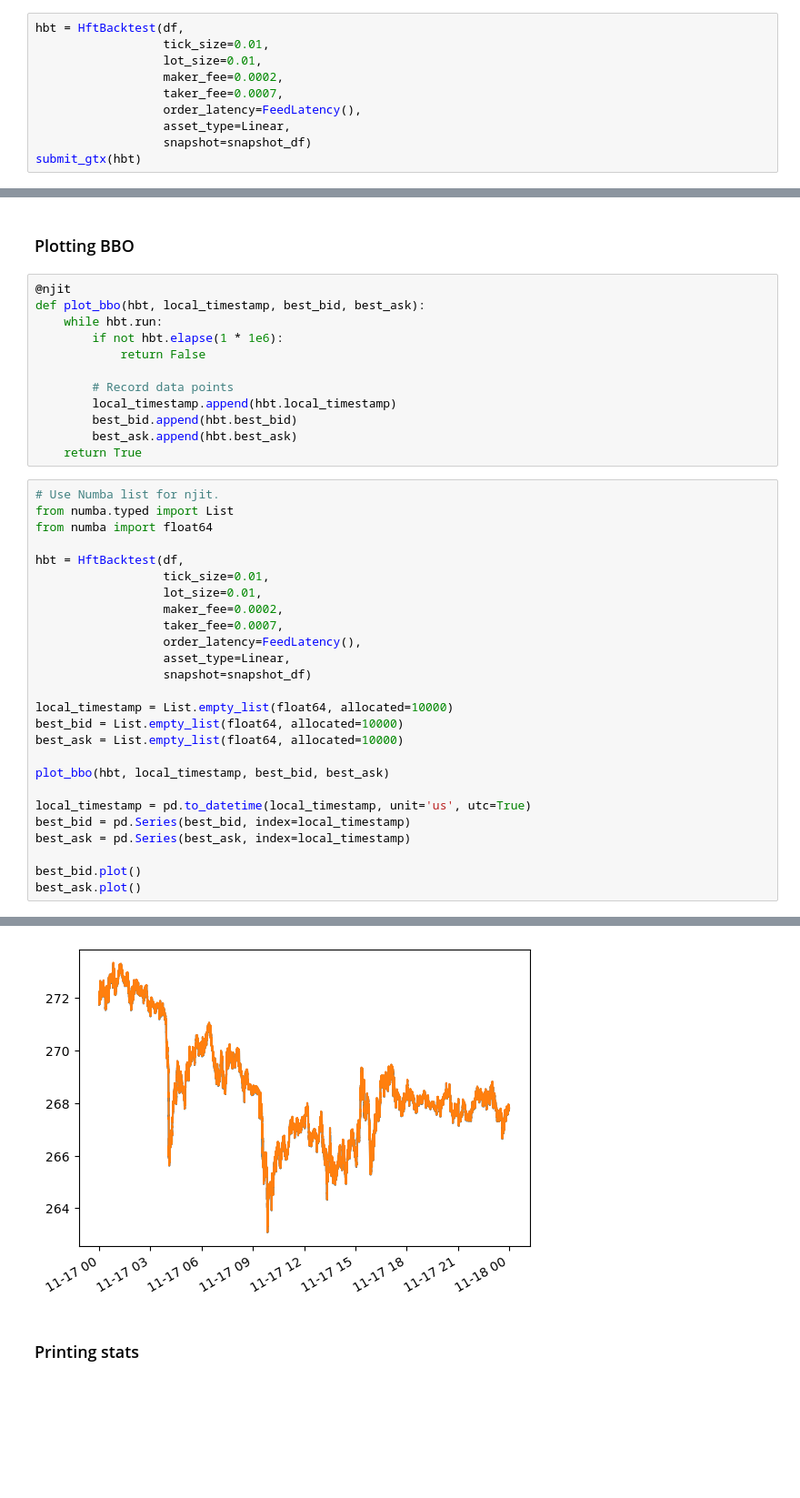
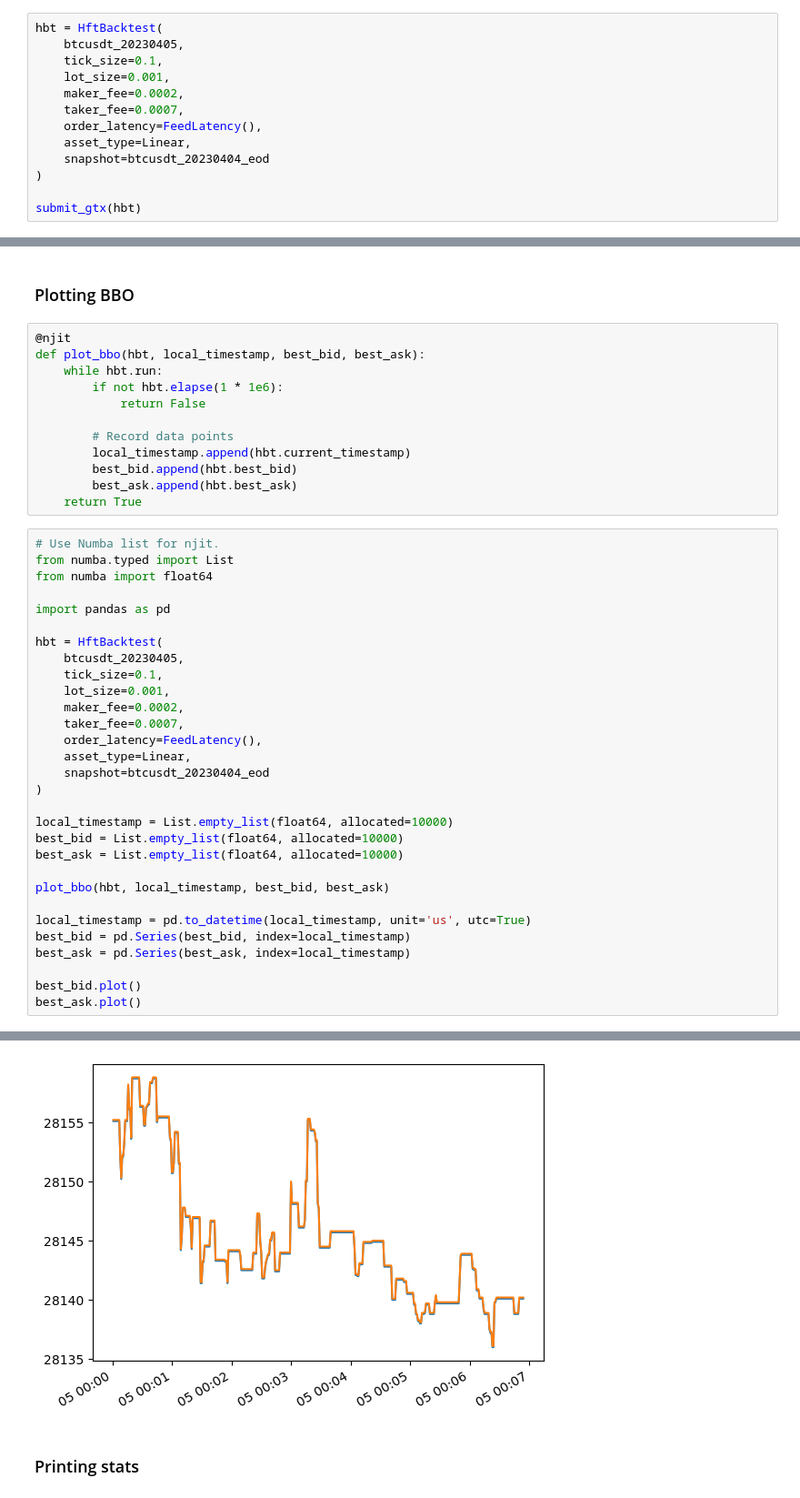
Before and after one commit to nkaz001/hftbacktest, a Jupyter notebook: examples/getting_started.ipynb, the cells around one changed output, grey strips where cells are left out. Shown at 91% size. Drawn from its saved outputs; the diff is of its cells as text; blank space fills up the shorter version.

```diff
--- a/examples/getting_started.ipynb
+++ b/examples/getting_started.ipynb
@@ -611,13 +591,16 @@ def submit_gtx(hbt):
             is_order_submitted = True
     return True
 # %%
-hbt = HftBacktest(df,
-                  tick_size=0.01,
-                  lot_size=0.01,
-                  maker_fee=0.0002,
-                  taker_fee=0.0007,
-                  order_latency=FeedLatency(),
-                  asset_type=Linear,
-                  snapshot=snapshot_df)
+hbt = HftBacktest(
+    btcusdt_20230405,
+    tick_size=0.1,
+    lot_size=0.001,
+    maker_fee=0.0002,
+    taker_fee=0.0007,
+    order_latency=FeedLatency(),
+    asset_type=Linear,
+    snapshot=btcusdt_20230404_eod
+)
+
 submit_gtx(hbt)
 # %% [output]
@@ -649,39 +622,43 @@ def plot_bbo(hbt, local_timestamp, best_bid, best_ask):
             return False
 
         # Record data points
-        local_timestamp.append(hbt.local_timestamp)
+        local_timestamp.append(hbt.current_timestamp)
         best_bid.append(hbt.best_bid)
         best_ask.append(hbt.best_ask)
     return True
 # %%
 # Use Numba list for njit.
 from numba.typed import List
 from numba import float64
 
-hbt = HftBacktest(df,
-                  tick_size=0.01,
-                  lot_size=0.01,
-                  maker_fee=0.0002,
-                  taker_fee=0.0007,
-                  order_latency=FeedLatency(),
-                  asset_type=Linear,
-                  snapshot=snapshot_df)
+import pandas as pd
+
+hbt = HftBacktest(
+    btcusdt_20230405,
+    tick_size=0.1,
+    lot_size=0.001,
+    maker_fee=0.0002,
+    taker_fee=0.0007,
+    order_latency=FeedLatency(),
+    asset_type=Linear,
+    snapshot=btcusdt_20230404_eod
+)
 
 local_timestamp = List.empty_list(float64, allocated=10000)
 best_bid = List.empty_list(float64, allocated=10000)
 best_ask = List.empty_list(float64, allocated=10000)
 
 plot_bbo(hbt, local_timestamp, best_bid, best_ask)
 
 local_timestamp = pd.to_datetime(local_timestamp, unit='us', utc=True)
 best_bid = pd.Series(best_bid, index=local_timestamp)
 best_ask = pd.Series(best_ask, index=local_timestamp)
 
 best_bid.plot()
 best_ask.plot()
 # %% [output]
 <AxesSubplot:>
-[figure, old version]
+[figure, new version]
 # %% [markdown]
 ### Printing stats
 # %%
```
Also changed, not shown: parts of 27 cells of this notebook.
